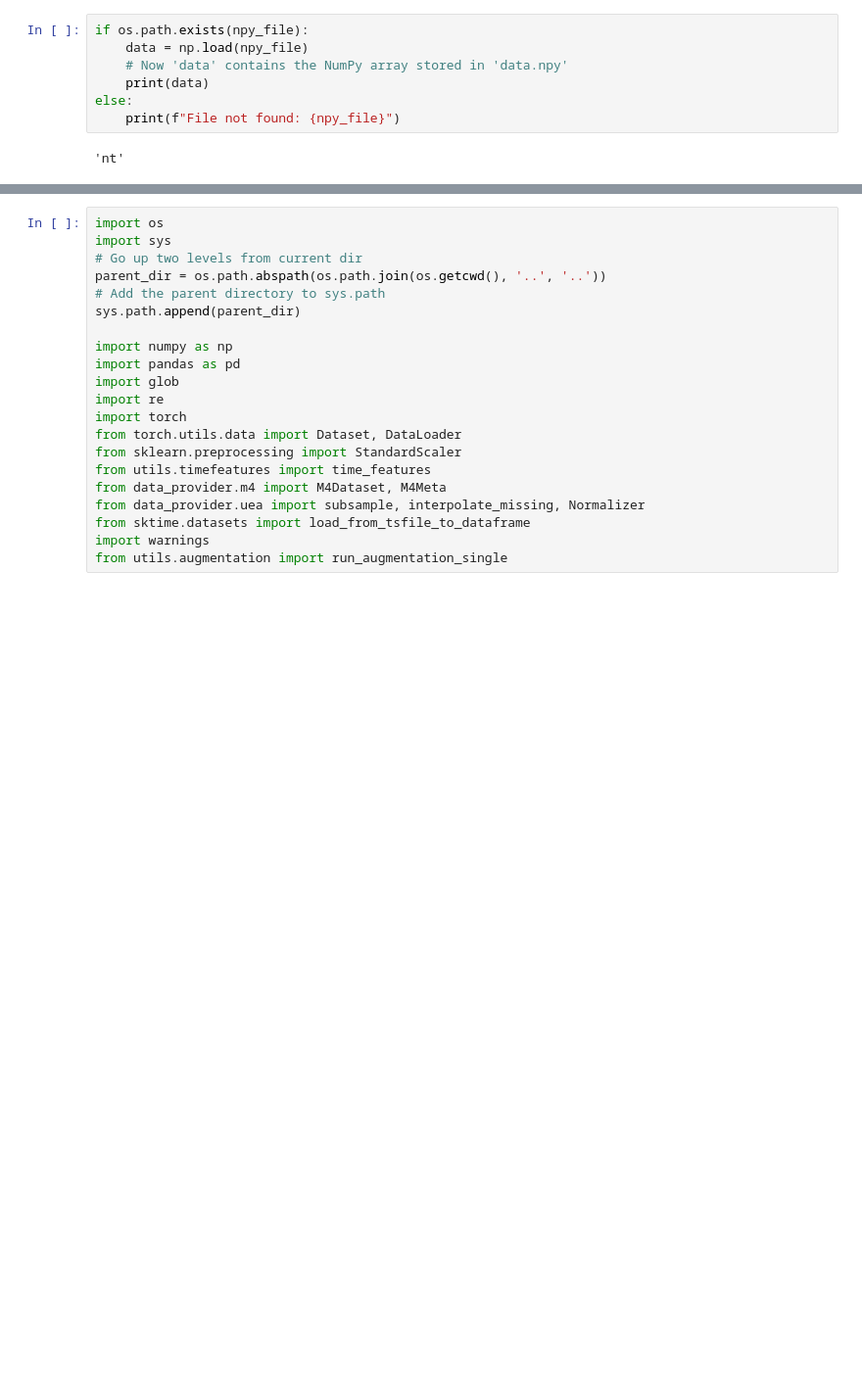
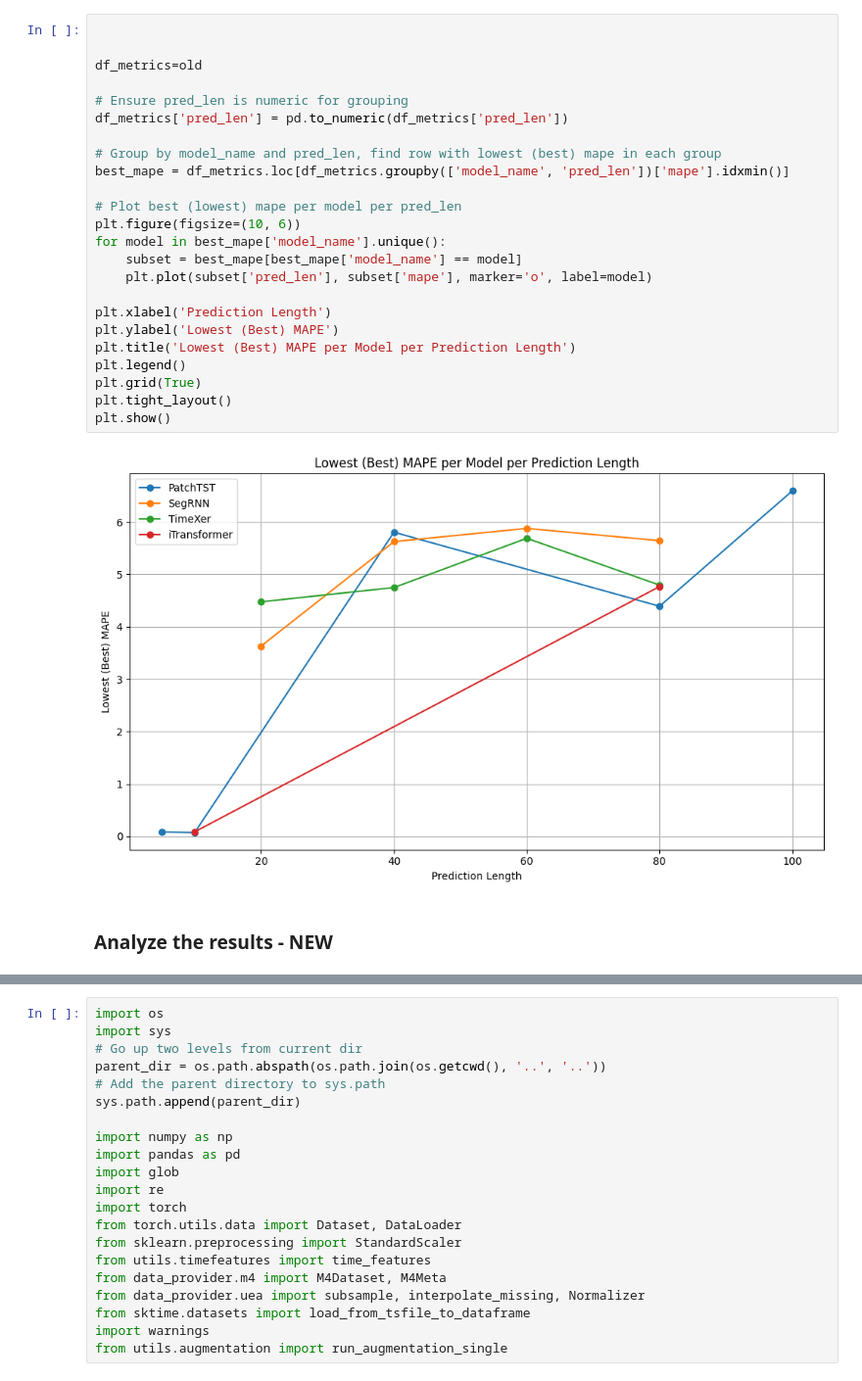
Before and after one commit to sghoshca/Time-Series-Library, a Jupyter notebook: scripts/hpi_script/test.ipynb, the cells around one changed output, grey strips where cells are left out. Shown at 98% size. Saved outputs shown, nothing was run; the diff lists cells and outputs as text; blank space fills up the shorter version.

```diff
--- a/scripts/hpi_script/test.ipynb
+++ b/scripts/hpi_script/test.ipynb
@@ -33,9 +69,28 @@ for files in npy_files:
-# %%
-if os.path.exists(npy_file):
-	data = np.load(npy_file)
-	# Now 'data' contains the NumPy array stored in 'data.npy'
-	print(data)
-else:
-	print(f"File not found: {npy_file}")
-# %% [output]
-'nt'
+# %%
+
+
+df_metrics=old
+
+# Ensure pred_len is numeric for grouping
+df_metrics['pred_len'] = pd.to_numeric(df_metrics['pred_len'])
+
+# Group by model_name and pred_len, find row with lowest (best) mape in each group
+best_mape = df_metrics.loc[df_metrics.groupby(['model_name', 'pred_len'])['mape'].idxmin()]
+
+# Plot best (lowest) mape per model per pred_len
+plt.figure(figsize=(10, 6))
+for model in best_mape['model_name'].unique():
+    subset = best_mape[best_mape['model_name'] == model]
+    plt.plot(subset['pred_len'], subset['mape'], marker='o', label=model)
+
+plt.xlabel('Prediction Length')
+plt.ylabel('Lowest (Best) MAPE')
+plt.title('Lowest (Best) MAPE per Model per Prediction Length')
+plt.legend()
+plt.grid(True)
+plt.tight_layout()
+plt.show()
+# %% [output]
+[figure, added]
+# %% [markdown]
+### Analyze the results - NEW ###
```
Also changed, not shown: parts of 26 cells of this notebook, 19 other files.
